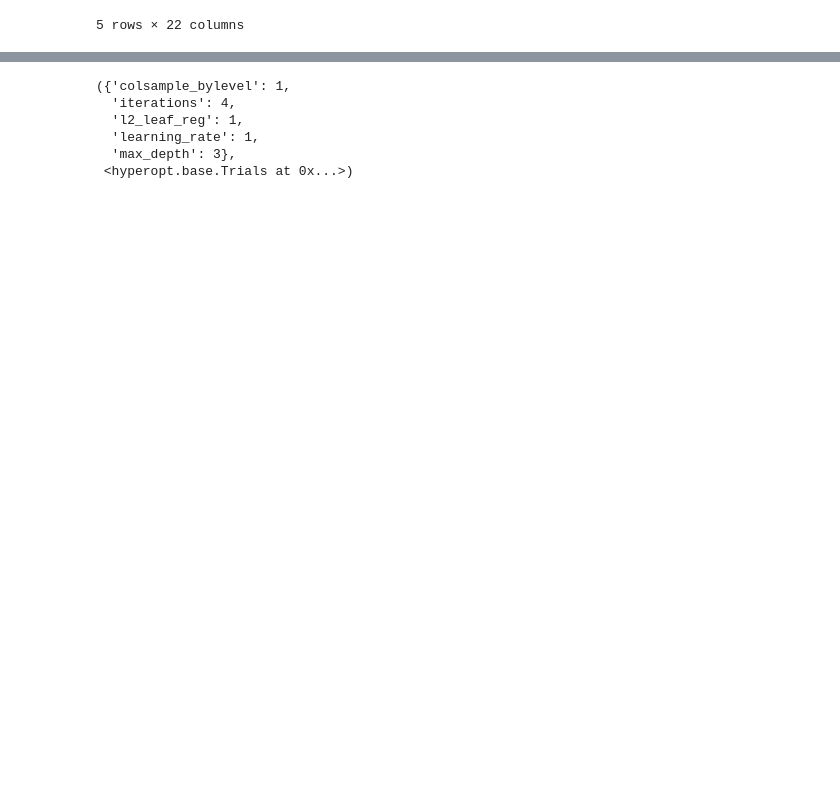
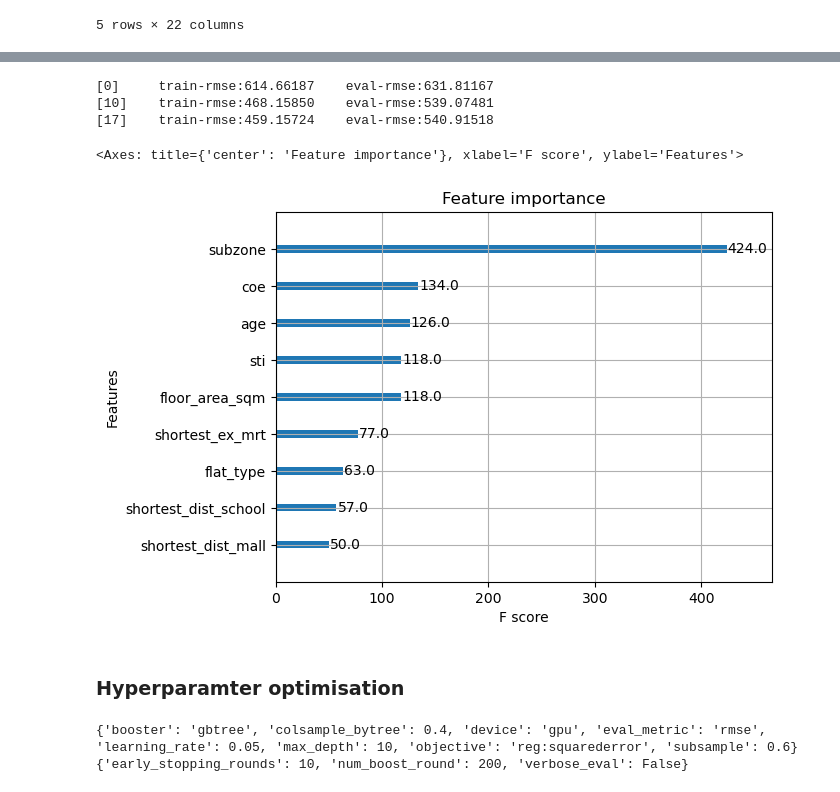
Before and after one commit to luchungi/CS5228, a Jupyter notebook: Trees.ipynb, the cells around one changed output, grey strips where cells are left out. Saved outputs shown, nothing was run; the diff lists cells and outputs as text; code cells hidden in the pictures; blank space fills up the shorter version.

```diff
--- a/Trees.ipynb
+++ b/Trees.ipynb
@@ -163,0 +246,9 @@ catboost_params['loss_func' ] = lambda y, pred: np.sqrt(mean_squared_error(y, pr
+# %%
+# Choose which subset of columns to use
+
+# x_col = ['town', 'flat_type', 'flat_model', 'subzone', 'planning_area', 'region',
+#          'num_top_sch_1km', 'num_top_sch_2km', 'num_good_sch_1km', 'num_good_sch_2km', 'num_normal_sch_1km', 'num_normal_sch_2km',
+#          'age_bin', 'age', 'floor_area_sqm', 'shortest_dist_school', 'shortest_dist_mall', 'shortest_ex_mrt', 'shortest_pl_mrt', 'sti', 'coe']
+
+x_col = ['flat_type', 'subzone',
+         'age', 'floor_area_sqm', 'shortest_dist_school', 'shortest_dist_mall', 'shortest_ex_mrt', 'sti', 'coe']
@@ -163,0 +257,5 @@ catboost_params['loss_func' ] = lambda y, pred: np.sqrt(mean_squared_error(y, pr
+# %%
+dtrain = DMatrix(data=train_df[x_col], label=train_df[y_col], enable_categorical=True)
+params = {'objective': 'reg:squarederror', 'eval_metric': 'rmse', 'booster': 'gbtree', 'device': 'gpu'}
+xgb_cv = xgb.cv(params=params, dtrain=dtrain, num_boost_round=100, nfold=5, early_stopping_rounds=10, verbose_eval=10)
+xgb_cv
@@ -163,0 +283,15 @@ catboost_params['loss_func' ] = lambda y, pred: np.sqrt(mean_squared_error(y, pr
+# %%
+val_df[cat_cols] = val_df[cat_cols].astype('category')
+deval = DMatrix(data=val_df[x_col], label=val_df[y_col], enable_categorical=True)
+xgb_model = xgb.train(params=params, dtrain=dtrain, num_boost_round=100, early_stopping_rounds=10, evals=[(dtrain, 'train'), (deval, 'eval')], verbose_eval=10)
+# %% [output]
+[0]     train-rmse:614.66187    eval-rmse:631.81167
+[10]    train-rmse:468.15850    eval-rmse:539.07481
+[17]    train-rmse:459.15724    eval-rmse:540.91518
+# %%
+xgb.plot_importance(xgb_model, max_num_features=20)
+# %% [output]
+<Axes: title={'center': 'Feature importance'}, xlabel='F score', ylabel='Features'>
+[figure, added]
+# %% [markdown]
+### Hyperparamter optimisation
@@ -169,9 +325,9 @@ catboost_opt = optimiser.process(fn_name='catboost_reg', space=catboost_params,
-# %%
-catboost_opt
-# %% [output]
-({'colsample_bylevel': 1,
-  'iterations': 4,
-  'l2_leaf_reg': 1,
-  'learning_rate': 1,
-  'max_depth': 3},
- <hyperopt.base.Trials at 0x...>)
+# %%
+# get best params
+xgboost_reg_params = space_eval(xgboost_params['reg_params'], xgboost_opt[0])
+xgboost_fit_params = space_eval(xgboost_params['fit_params'], xgboost_opt[0])
+print(xgboost_reg_params)
+print(xgboost_fit_params)
+# %% [output]
+{'booster': 'gbtree', 'colsample_bytree': 0.4, 'device': 'gpu', 'eval_metric': 'rmse', 'learning_rate': 0.05, 'max_depth': 10, 'objective': 'reg:squarederror', 'subsample': 0.6}
+{'early_stopping_rounds': 10, 'num_boost_round': 200, 'verbose_eval': False}
```
Also changed, not shown: parts of 42 cells of this notebook.
